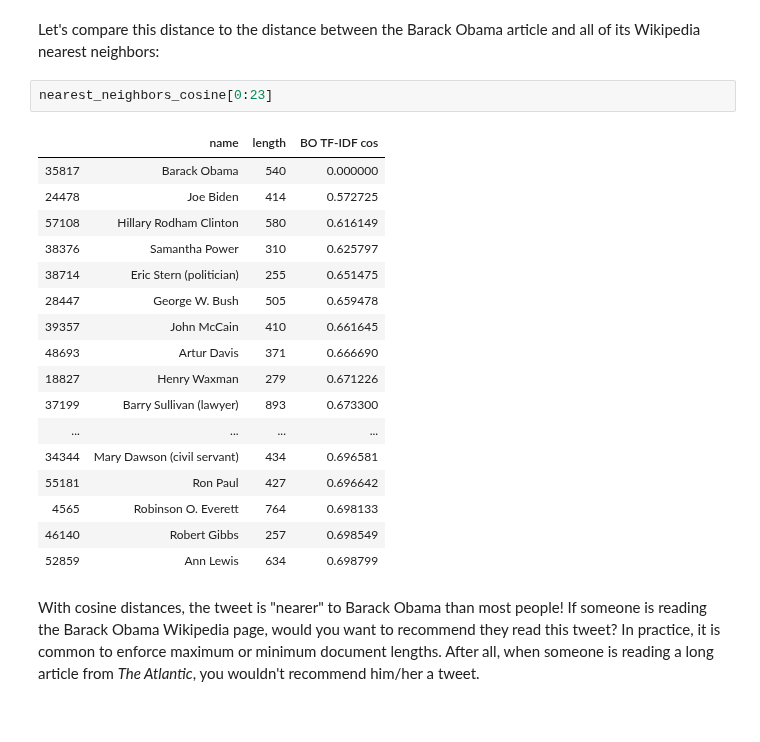
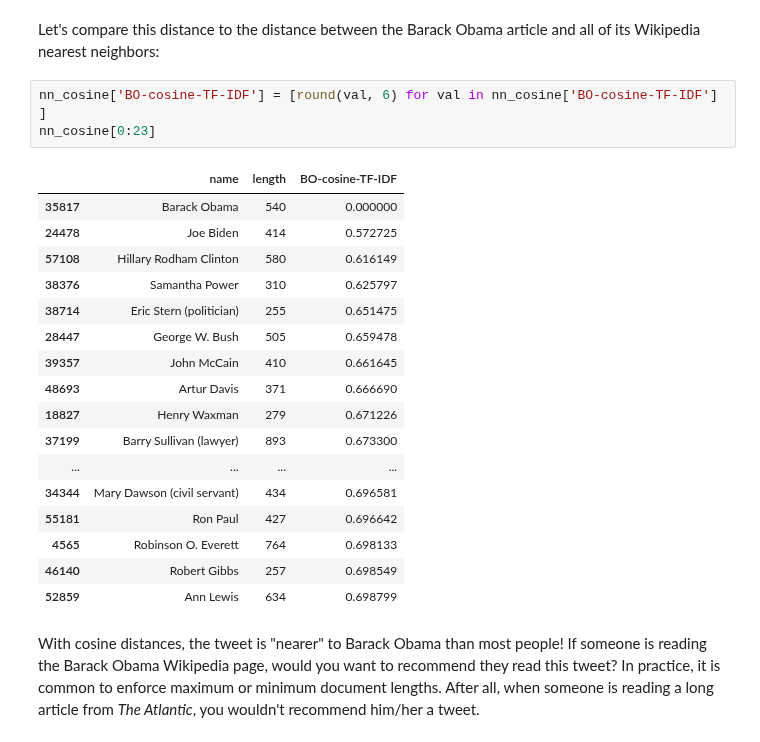
Before and after one commit to adamzulu123/Introduction-to-data-analysis, a Jupyter notebook: Notebook4/Assignment_4_without_code.ipynb, the cells around one changed output. Saved outputs shown, nothing was run; the diff lists cells and outputs as text.

```diff
--- a/Notebook4/Assignment_4_without_code.ipynb
+++ b/Notebook4/Assignment_4_without_code.ipynb
@@ -781,26 +806,27 @@ from sklearn.metrics.pairwise import cosine_distances # for one pair of samples
 array([[0.69866453]])
 # %% [markdown]
 Let's compare this distance to the distance between the Barack Obama article and all of its Wikipedia nearest neighbors:
-# %%
-nearest_neighbors_cosine[0:23]
-# %% [output]
-|  | name | length | BO TF-IDF cos |
-| 35817 | Barack Obama | 540 | 0.000000 |
-| 24478 | Joe Biden | 414 | 0.572725 |
-| 57108 | Hillary Rodham Clinton | 580 | 0.616149 |
-| 38376 | Samantha Power | 310 | 0.625797 |
-| 38714 | Eric Stern (politician) | 255 | 0.651475 |
-| 28447 | George W. Bush | 505 | 0.659478 |
-| 39357 | John McCain | 410 | 0.661645 |
-| 48693 | Artur Davis | 371 | 0.666690 |
-| 18827 | Henry Waxman | 279 | 0.671226 |
-| 37199 | Barry Sullivan (lawyer) | 893 | 0.673300 |
-| ... | ... | ... | ... |
-| 34344 | Mary Dawson (civil servant) | 434 | 0.696581 |
-| 55181 | Ron Paul | 427 | 0.696642 |
-| 4565 | Robinson O. Everett | 764 | 0.698133 |
-| 46140 | Robert Gibbs | 257 | 0.698549 |
-| 52859 | Ann Lewis | 634 | 0.698799 |
+# %%
+nn_cosine['BO-cosine-TF-IDF'] = [round(val, 6) for val in nn_cosine['BO-cosine-TF-IDF'] ]
+nn_cosine[0:23]
+# %% [output]
+|  | name | length | BO-cosine-TF-IDF |
+| 35817 | Barack Obama | 540 | 0.000000 |
+| 24478 | Joe Biden | 414 | 0.572725 |
+| 57108 | Hillary Rodham Clinton | 580 | 0.616149 |
+| 38376 | Samantha Power | 310 | 0.625797 |
+| 38714 | Eric Stern (politician) | 255 | 0.651475 |
+| 28447 | George W. Bush | 505 | 0.659478 |
+| 39357 | John McCain | 410 | 0.661645 |
+| 48693 | Artur Davis | 371 | 0.666690 |
+| 18827 | Henry Waxman | 279 | 0.671226 |
+| 37199 | Barry Sullivan (lawyer) | 893 | 0.673300 |
+| ... | ... | ... | ... |
+| 34344 | Mary Dawson (civil servant) | 434 | 0.696581 |
+| 55181 | Ron Paul | 427 | 0.696642 |
+| 4565 | Robinson O. Everett | 764 | 0.698133 |
+| 46140 | Robert Gibbs | 257 | 0.698549 |
+| 52859 | Ann Lewis | 634 | 0.698799 |
 # %% [markdown]
 With cosine distances, the tweet is "nearer" to Barack Obama than most people! If someone is reading the Barack Obama Wikipedia page, would you want to recommend they read this tweet?
 In practice, it is common to enforce maximum or minimum document lengths. After all, when someone is reading a long article from _The Atlantic_, you wouldn't recommend him/her a tweet.
```
Also changed, not shown: parts of 7 cells of this notebook.
